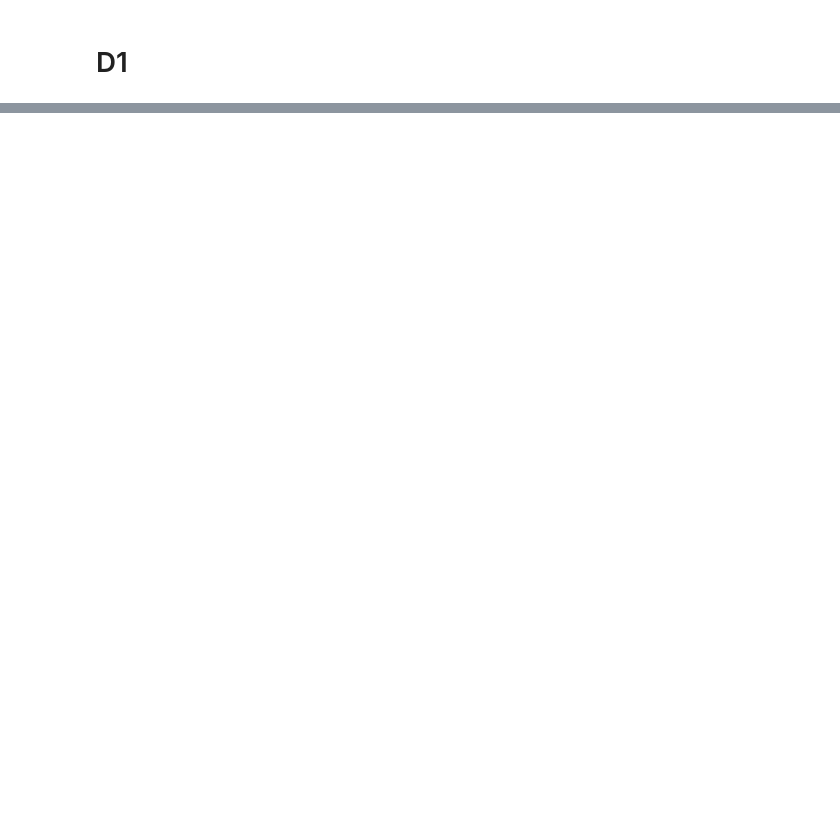
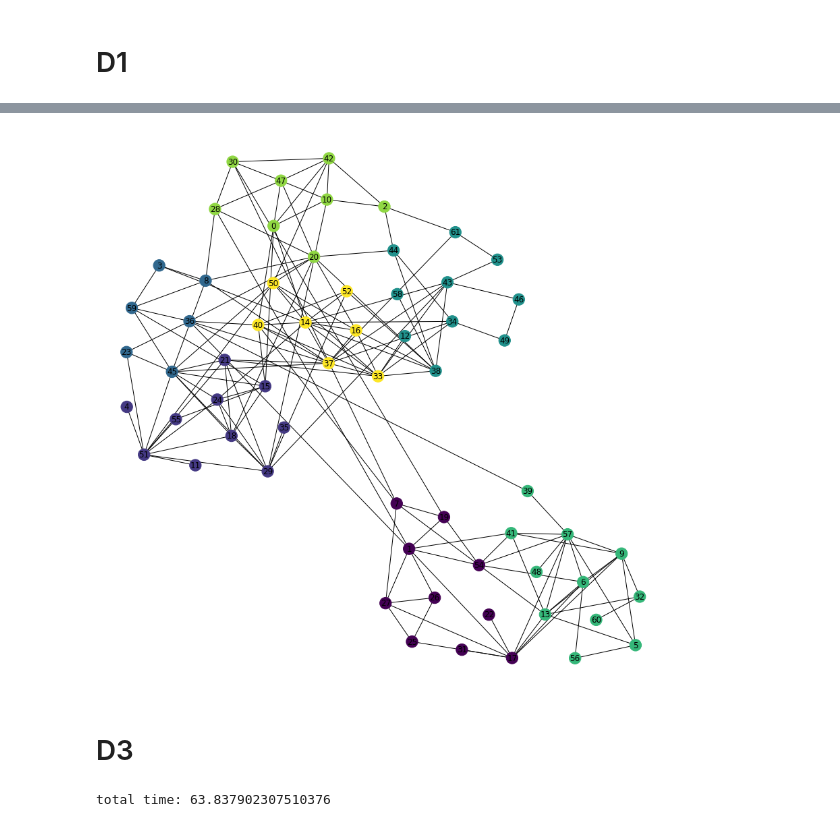
Before and after one commit to wernerolaf/Snars_Community_Detection, a Jupyter notebook: SNARS_COMMUNITY_DETECTION_DATASETS.ipynb, the cells around one changed output, grey strips where cells are left out. Cells and saved outputs as stored; diff of their text form; code cells hidden in the pictures; blank space fills up the shorter version.

```diff
--- a/SNARS_COMMUNITY_DETECTION_DATASETS.ipynb
+++ b/SNARS_COMMUNITY_DETECTION_DATASETS.ipynb
@@ -476,0 +312,8 @@ nx.draw(D1, pos=pos, node_color=list(comm),with_labels=True)
+# %%
+d = pd.read_csv('D2-K=7.csv', header=None).to_numpy()
+# %%
+D = nx.convert_matrix.from_numpy_matrix(d)
+# %%
+start_time = time.time()
+comm = Node2Vec(D, p=10, q=15, l=5, k=7, dim=30, EPOCHS=4)
+total_time=time.time() - start_time
@@ -476,0 +328,9 @@ nx.draw(D1, pos=pos, node_color=list(comm),with_labels=True)
+# %%
+X_embedded = TSNE(
+    n_components=2, init='random').fit_transform(comm.X.numpy())
+fig,ax=plt.subplots(figsize=(15,15))
+nx.draw(D, pos=X_embedded, with_labels=True, node_color=comm.predict().numpy())
+# %% [output]
+[figure, added]
+# %% [markdown]
+# D3
@@ -476,0 +345,8 @@ nx.draw(D1, pos=pos, node_color=list(comm),with_labels=True)
+# %%
+print('total time:', total_time)
+
+df=pd.DataFrame({"node":np.arange(len(D.nodes))+1,"comm":comm.predict().numpy()+1})
+
+df.to_csv("Olaf_Werner_Bogdan_Jastrzebski/D3-K=12.csv",header=False,index=False)
+# %% [output]
+total time: 63.837902307510376
```
Also changed, not shown: parts of 55 cells of this notebook.
